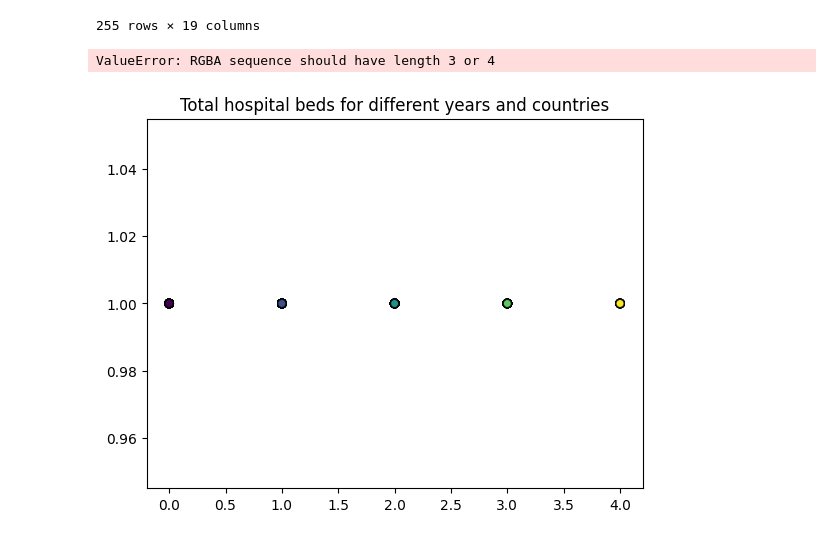
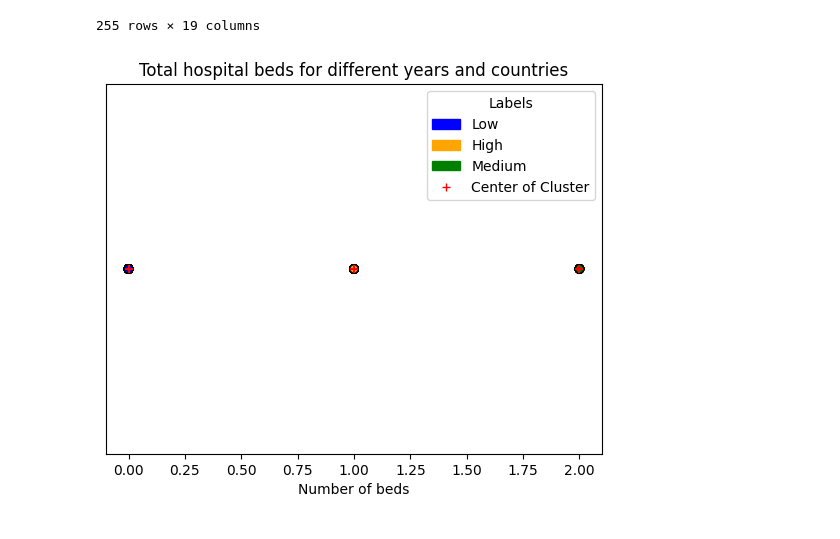
Before and after one commit to alireza1420/Datamining-UU, a Jupyter notebook: notebook_cluster_subsets.ipynb, the cells around one changed output. Drawn from its saved outputs; the diff is of its cells as text; code cells hidden in the pictures.

```diff
--- a/notebook_cluster_subsets.ipynb
+++ b/notebook_cluster_subsets.ipynb
@@ -25,0 +69,10 @@ filterByYear[["COUNTRY","YEAR","life_expectancy"]].head()
+# %%
+from sklearn.cluster import KMeans
+
+filterByYear3 = filterByYear.copy()
+
+y_pred = KMeans(n_clusters=3).fit(filterByYear3[econ])
+y_pred.predict(filterByYear3[econ])
+y_pred.cluster_centers_
+filterByYear3["cluster"] = y_pred.labels_
+filterByYear3[["COUNTRY","YEAR","cluster"] + econ].head()
@@ -25,0 +86,8 @@ filterByYear[["COUNTRY","YEAR","life_expectancy"]].head()
+# %%
+
+relab = clusterToLabel(y_pred.cluster_centers_[:,1])
+
+for i in range(len(filterByYear3['cluster'])):
+        filterByYear3['cluster'][i] = labels[relab.get(filterByYear3['cluster'][i])]
+
+filterByYear3.loc[filterByYear3['cluster'] == 'LOW']
@@ -58,19 +144,3 @@ ax.grid(True)
 plt.show()
 # %% [output]
 [figure]
-# %%
-forExport = filterByYear.copy()
-labels = ['LOW', 'LOW-MEDIUM','MEDIUM', 'MEDIUM-HIGH', 'HIGH']
-
-def clusterToLabel(centers):
-    labelMap = []
-    # for c in arr:
-    # centers = np.array([2.5, -1.2, 0.7])  # cluster 0,1,2
-    sorted_labels = np.argsort(centers)       # array([1,2,0]) low->high
-    rank_map = {int(lbl): rank for rank, lbl in enumerate(sorted_labels, start=0)}  # {1:1,2:2,0:3}
-    # labels: array of shape (n_samples,) with cluster ids
-    labels = np.array([0,0,1,2,1,2])
-    # print(rank_map)
-    return rank_map
-
-clusterToLabel([0.5, 3, 2])
@@ -81,7 +149,7 @@ for series_name, series in df.items():
     if series_name == "COUNTRY" or series_name == "SEX" or series_name == "YEAR":
         continue
     print(series_name)
-    y_pred = KMeans(n_clusters=5).fit(filterByYear[[series_name,series_name]])
+    y_pred = KMeans(n_clusters=3).fit(filterByYear[[series_name,series_name]])
     y_pred.predict(filterByYear[[series_name,series_name]])
     y_pred.cluster_centers_
     filterByYear["cluster"] = y_pred.labels_
@@ -98,7 +166,7 @@ for series_name, series in df.items():
     relab = clusterToLabel(y_pred.cluster_centers_[:,1])
 
     for i in range(len(filterByYear[series_name])):
-        forExport[series_name][i] = labels[relab.get(forExport['cluster'][i])]
+        forExport[series_name][i] = labels[relab.get(filterByYear['cluster'][i])]
 
 forExport
 # %% [output]
@@ -232,34 +300,33 @@ filterByYear
 import matplotlib.patches as mpatches
 import numpy as np
 
 # Map cluster index -> text label and color (choose colors you like)
-cluster_label_map = clusterToLabel()#{0: "Low", 2: "Medium", 1: "High"}
-cluster_color_map = {0: "blue", 2: "orange", 1: "green", 3:"red", 4:"gray"}
+cluster_label_map = {0: "Low", 2: "Medium", 1: "High"}
+cluster_color_map = {0: "blue", 1: "orange", 2: "green"}
 
 # Add a color column for plotting
 filterByYear["cluster_color"] = filterByYear["cluster"].map(cluster_color_map)
 
 fig, ax = plt.subplots()
 ax.set_title("Total hospital beds for different years and countries")
 
 # plot points (y is constant just to show along a horizontal line)
 y_line = np.ones(len(filterByYear))
 scat = ax.scatter(filterByYear[series_name], y_line, c=filterByYear["cluster_color"], edgecolor='k', alpha=0.8)
 
 # plot cluster centers (use the same color mapping: cluster center order corresponds to cluster indices)
 center_x = y_pred.cluster_centers_[:, 1]  # your centers
 center_colors = [cluster_color_map[i] for i in range(len(center_x))]
 ax.scatter(center_x, np.ones(len(center_x)), marker='+', c="red", label="Center of Cluster")
 
 # build manual legend for Low/Medium/High
 handles = [mpatches.Patch(color=cluster_color_map[i], label=cluster_label_map[i]) for i in sorted(cluster_label_map)]
 ax.legend(handles=handles + [plt.Line2D([0],[0], marker='+', color='red', label='Center of Cluster', linestyle='')],
           title="Labels",
           loc='upper right')
 
 ax.set_xlabel("Number of beds")
 ax.get_yaxis().set_ticks([])
 plt.show()
 # %% [output]
-ValueError: RGBA sequence should have length 3 or 4
-[figure, old version]
+[figure, new version]
```
Also changed, not shown: parts of 8 cells of this notebook.
